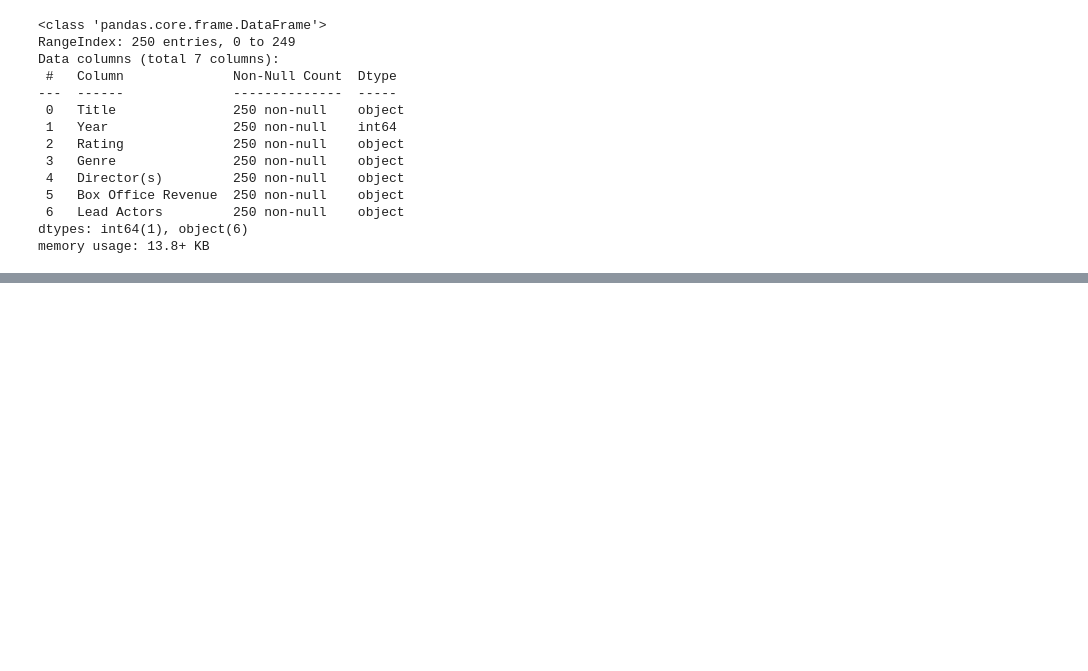
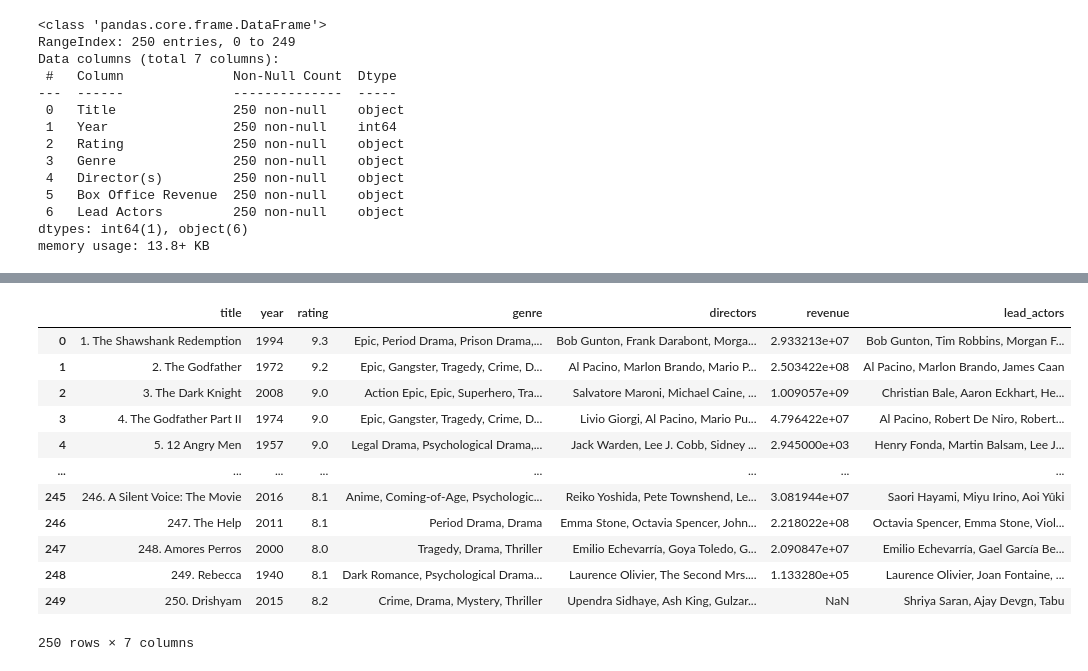
Before and after one commit to lahirudatascience/imdb_exploratory_data_analysis, a Jupyter notebook: notebooks/eda_analysis.ipynb, the cells around one changed output, grey strips where cells are left out. Saved outputs shown, nothing was run; the diff lists cells and outputs as text; code cells hidden in the pictures; blank space fills up the shorter version.

```diff
--- a/notebooks/eda_analysis.ipynb
+++ b/notebooks/eda_analysis.ipynb
@@ -52,0 +184,4 @@ memory usage: 13.8+ KB
+# %%
+#convert the rating column to float
+df['rating'] = df['rating'].astype(float)
+df.dtypes
@@ -52,0 +209,4 @@ memory usage: 13.8+ KB
+# %%
+# Replace 'Unknown' values in the 'revenue' column with 0
+df['revenue'] = df['revenue'].replace('Unknown', 'Gross worldwide$0')
+df.isin(['Unknown', 'NA']).sum()
@@ -52,0 +250,27 @@ memory usage: 13.8+ KB
+# %%
+# Remove non-numeric characters from the 'revenue' column
+df['revenue'] = (
+    df['revenue']
+    .str.replace('Gross worldwide', '', regex=False)  # Remove the 'Gross worldwide' text
+    .str.replace(r'[\$,]', '', regex=True)            # Remove dollar signs and commas
+)
+
+# Convert the 'revenue' column to numeric
+df['revenue'] = pd.to_numeric(df['revenue'], errors='coerce')
+
+# Display the updated DataFrame
+df
+# %% [output]
+|  | title | year | rating | genre | directors | revenue | lead_actors |
+| 0 | 1. The Shawshank Redemption | 1994 | 9.3 | Epic, Period Drama, Prison Drama,... | Bob Gunton, Frank Darabont, Morga... | 2.933213e+07 | Bob Gunton, Tim Robbins, Morgan F... |
+| 1 | 2. The Godfather | 1972 | 9.2 | Epic, Gangster, Tragedy, Crime, D... | Al Pacino, Marlon Brando, Mario P... | 2.503422e+08 | Al Pacino, Marlon Brando, James Caan |
+| 2 | 3. The Dark Knight | 2008 | 9.0 | Action Epic, Epic, Superhero, Tra... | Salvatore Maroni, Michael Caine, ... | 1.009057e+09 | Christian Bale, Aaron Eckhart, He... |
+| 3 | 4. The Godfather Part II | 1974 | 9.0 | Epic, Gangster, Tragedy, Crime, D... | Livio Giorgi, Al Pacino, Mario Pu... | 4.796422e+07 | Al Pacino, Robert De Niro, Robert... |
+| 4 | 5. 12 Angry Men | 1957 | 9.0 | Legal Drama, Psychological Drama,... | Jack Warden, Lee J. Cobb, Sidney ... | 2.945000e+03 | Henry Fonda, Martin Balsam, Lee J... |
+| ... | ... | ... | ... | ... | ... | ... | ... |
+| 245 | 246. A Silent Voice: The Movie | 2016 | 8.1 | Anime, Coming-of-Age, Psychologic... | Reiko Yoshida, Pete Townshend, Le... | 3.081944e+07 | Saori Hayami, Miyu Irino, Aoi Yûki |
+| 246 | 247. The Help | 2011 | 8.1 | Period Drama, Drama | Emma Stone, Octavia Spencer, John... | 2.218022e+08 | Octavia Spencer, Emma Stone, Viol... |
+| 247 | 248. Amores Perros | 2000 | 8.0 | Tragedy, Drama, Thriller | Emilio Echevarría, Goya Toledo, G... | 2.090847e+07 | Emilio Echevarría, Gael García Be... |
+| 248 | 249. Rebecca | 1940 | 8.1 | Dark Romance, Psychological Drama... | Laurence Olivier, The Second Mrs.... | 1.133280e+05 | Laurence Olivier, Joan Fontaine, ... |
+| 249 | 250. Drishyam | 2015 | 8.2 | Crime, Drama, Mystery, Thriller | Upendra Sidhaye, Ash King, Gulzar... | NaN | Shriya Saran, Ajay Devgn, Tabu |
+250 rows × 7 columns
```
Also changed, not shown: parts of 21 cells of this notebook, 1 other file.
